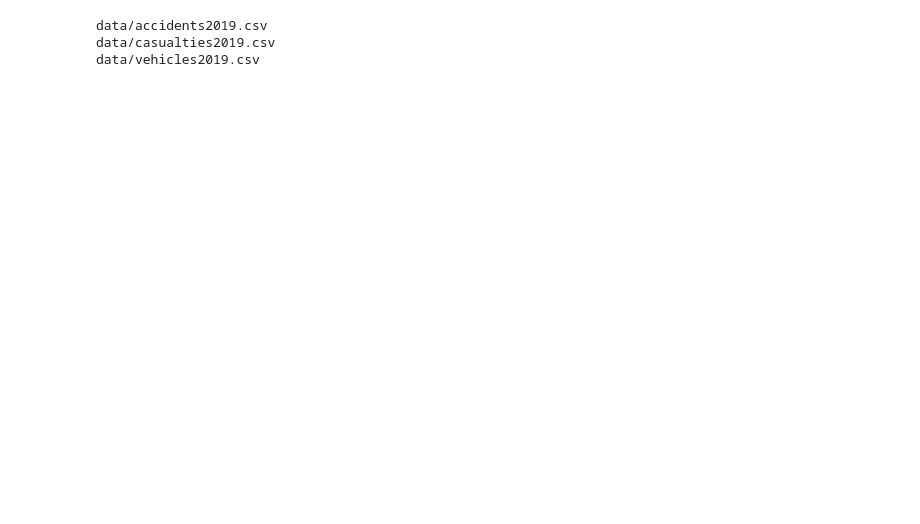
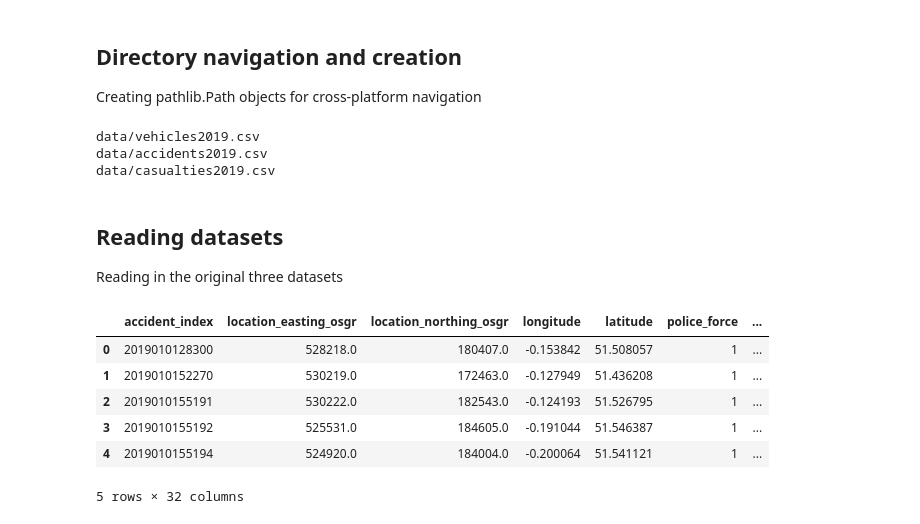
Before and after one commit to jakegodsall/road-traffic-accidents-2019, a Jupyter notebook: data_cleaning.ipynb, the cells around one changed output. Saved outputs shown, nothing was run; the diff lists cells and outputs as text; code cells hidden in the pictures; blank space fills up the shorter version.

```diff
--- a/data_cleaning.ipynb
+++ b/data_cleaning.ipynb
@@ -5,0 +39,3 @@ from pathlib import Path
+# %% [markdown]
+## Directory navigation and creation
+Creating pathlib.Path objects for cross-platform navigation
@@ -6,28 +49,44 @@ from pathlib import Path
 # %%
-# defining the directory to relevant data
+# defining the directory to original data
 directory = Path('./data/')
+additional_directory = Path('./additional_data')
+
 # list the .csv files for the project
 for file in directory.glob('*.csv'):
     print(file)
 # %% [output]
+data/vehicles2019.csv
 data/accidents2019.csv
 data/casualties2019.csv
-data/vehicles2019.csv
+# %% [markdown]
+## Reading datasets
+Reading in the original three datasets
 # %%
 # reading in .csv files to dataframes
 vehicles = pd.read_csv(directory / 'vehicles2019.csv', dtype={'Accident_Index': str})
 casualties = pd.read_csv(directory / 'casualties2019.csv', dtype={'Accident_Index': str})
 accidents = pd.read_csv(directory / 'accidents2019.csv', dtype={'Accident_Index': str,
                                                                 'LSOA_of_Accident_Location': str})
 
+# convert column names to lowercase for ease of indexing
 def lower_columns(df):
     """
     Defintion:
         convert column names to lower case
     """
     df.columns = map(str.lower, df.columns)
 
 # converting all column names to lower case
 lower_columns(vehicles)
 lower_columns(casualties)
 lower_columns(accidents)
+
+accidents.head(5)
+# %% [output]
+|  | accident_index | location_easting_osgr | location_northing_osgr | longitude | latitude | police_force | ... |
+| 0 | 2019010128300 | 528218.0 | 180407.0 | -0.153842 | 51.508057 | 1 | ... |
+| 1 | 2019010152270 | 530219.0 | 172463.0 | -0.127949 | 51.436208 | 1 | ... |
+| 2 | 2019010155191 | 530222.0 | 182543.0 | -0.124193 | 51.526795 | 1 | ... |
+| 3 | 2019010155192 | 525531.0 | 184605.0 | -0.191044 | 51.546387 | 1 | ... |
+| 4 | 2019010155194 | 524920.0 | 184004.0 | -0.200064 | 51.541121 | 1 | ... |
+5 rows × 32 columns
```
Also changed, not shown: parts of 38 cells of this notebook, 2 other files.
